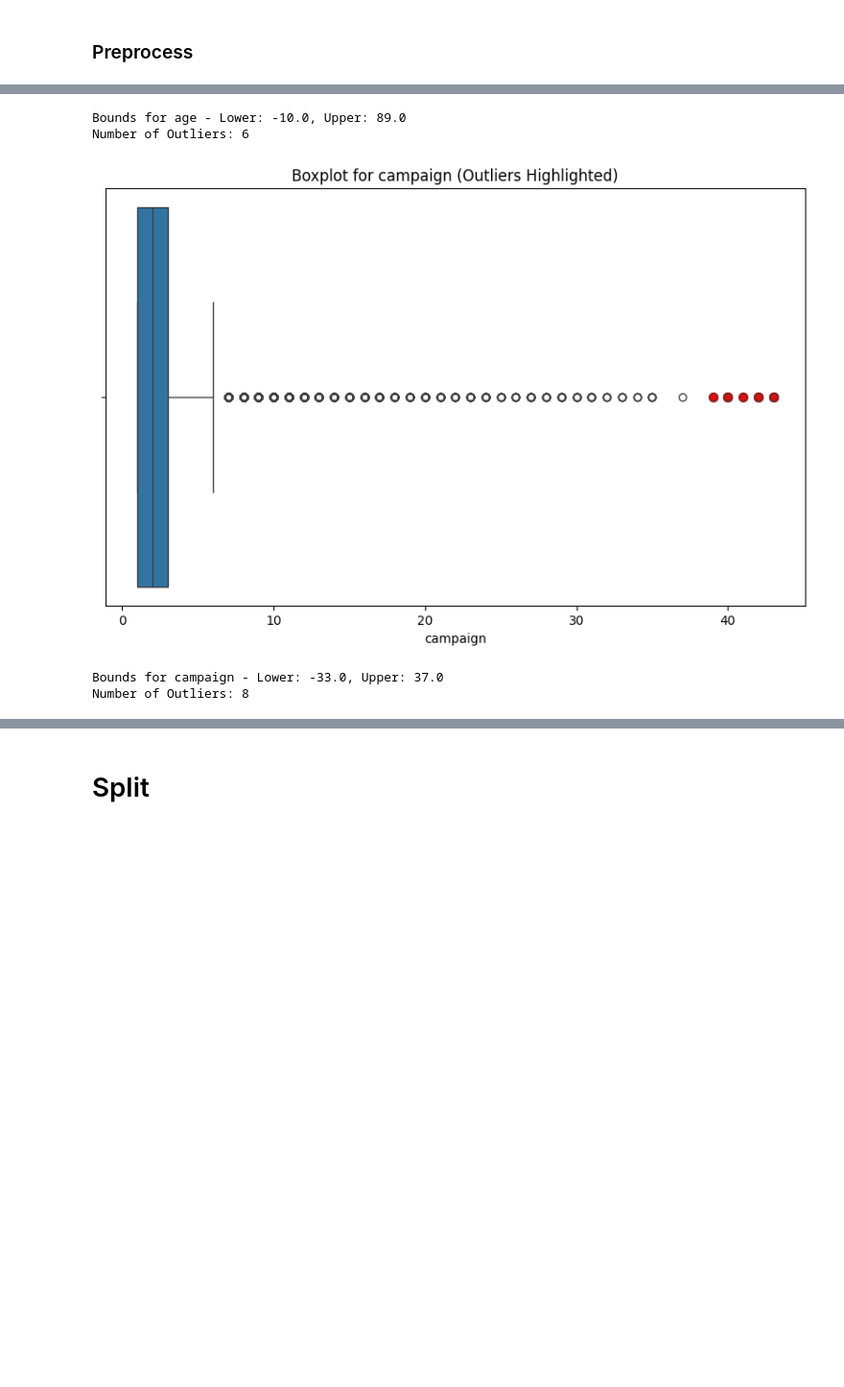
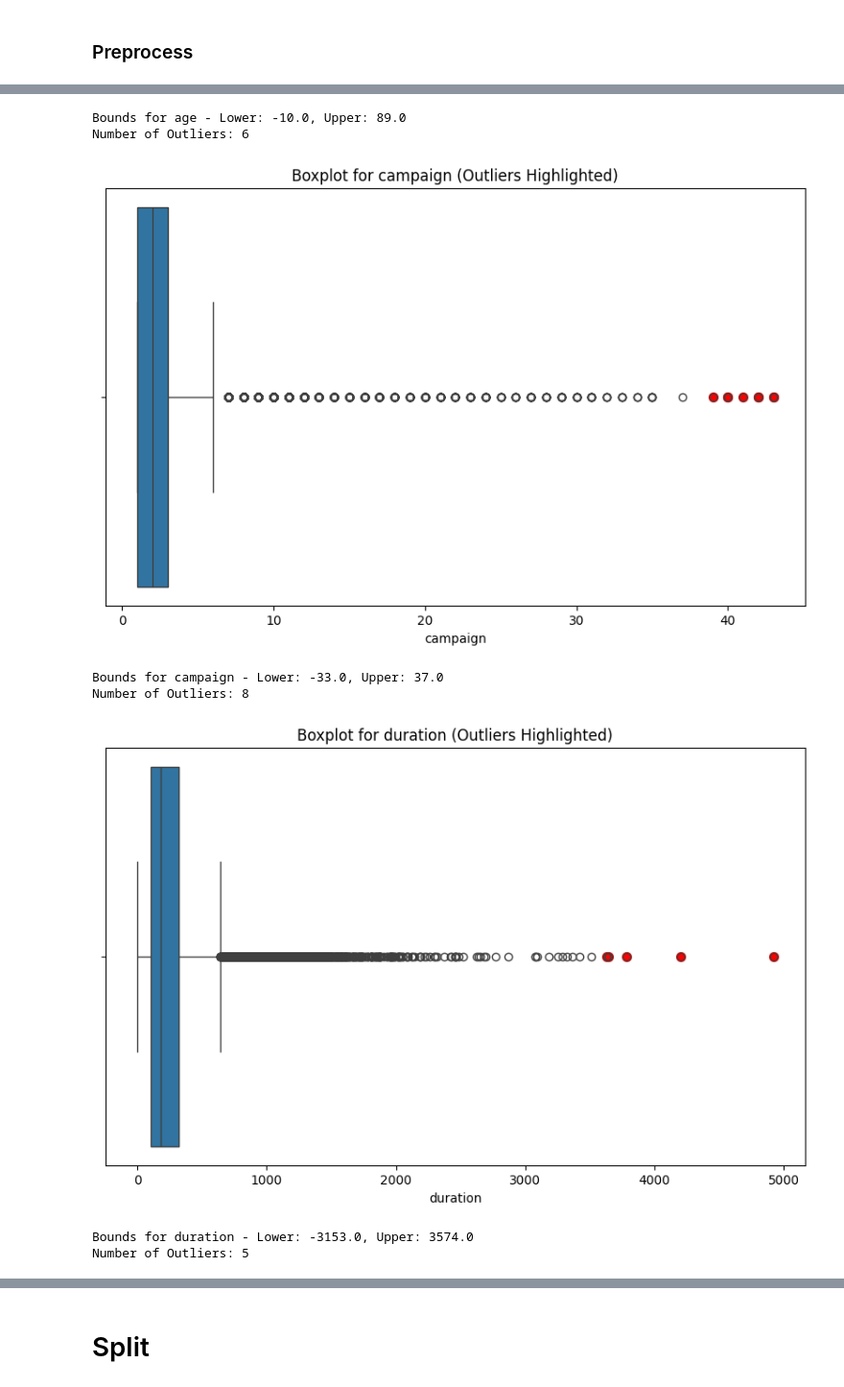
Before and after one commit to daham-13/CM2604-Coursework, a Jupyter notebook: CM2604_Coursework_2330906.ipynb, the cells around one changed output, grey strips where cells are left out. Shown at 96% size. Saved outputs shown, nothing was run; the diff lists cells and outputs as text; code cells hidden in the pictures; blank space fills up the shorter version.

```diff
--- a/CM2604_Coursework_2330906.ipynb
+++ b/CM2604_Coursework_2330906.ipynb
@@ -301,8 +303,8 @@ import seaborn as sns
 import matplotlib.pyplot as plt
 
 # Define the columns to check
-columns_to_check = ['age', 'campaign']
-multipliers = (2.8,17)
+columns_to_check = ['age', 'campaign', 'duration']
+multipliers = (2.8,17,15)
 def remove_outliers(col, multiplier):
     # Calculate Q1, Q3, and IQR
     global dataframe
@@ -316,33 +318,36 @@ def remove_outliers(col, multiplier):
 
     # Identify outliers
     outliers = dataframe[(dataframe[col] < lower_bound) | (dataframe[col] > upper_bound)]
 
     # Boxplot to visualize the data
     plt.figure(figsize=(10, 6))
     sns.boxplot(data=dataframe, x=col)
     plt.title(f"Boxplot for {col} (Outliers Highlighted)")
 
     # Highlight outliers in red on the boxplot
     outlier_values = outliers[col].values
     for outlier_value in outlier_values:
       plt.scatter(x=outlier_value, y=0, color='red', s=50, label='Outlier')
     plt.show()
 
     # Print the bounds and count of outliers
     print(f"Bounds for {col} - Lower: {lower_bound}, Upper: {upper_bound}")
     print(f"Number of Outliers: {len(outliers)}\n")
 
     dataframe.drop(outliers.index, inplace=True)
 
 for col, multiplier in zip(columns_to_check, multipliers):
     remove_outliers(col, multiplier)
 # %% [output]
 [figure]
 Bounds for age - Lower: -10.0, Upper: 89.0
 Number of Outliers: 6
 [figure]
 Bounds for campaign - Lower: -33.0, Upper: 37.0
 Number of Outliers: 8
+[figure, added]
+Bounds for duration - Lower: -3153.0, Upper: 3574.0
+Number of Outliers: 5
 # %%
 from sklearn.preprocessing import StandardScaler
 
```
Also changed, not shown: parts of 17 cells of this notebook.
